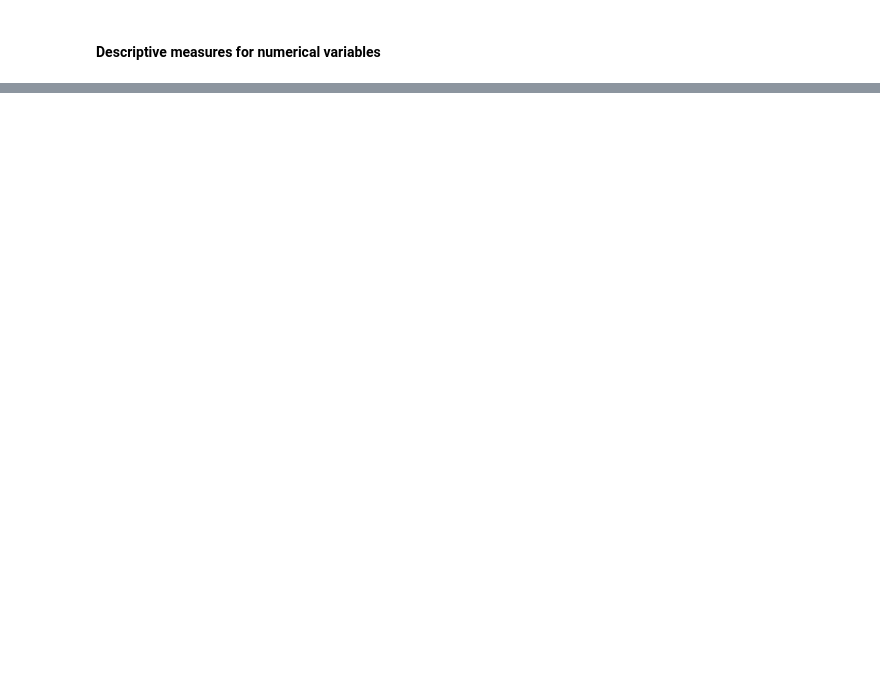
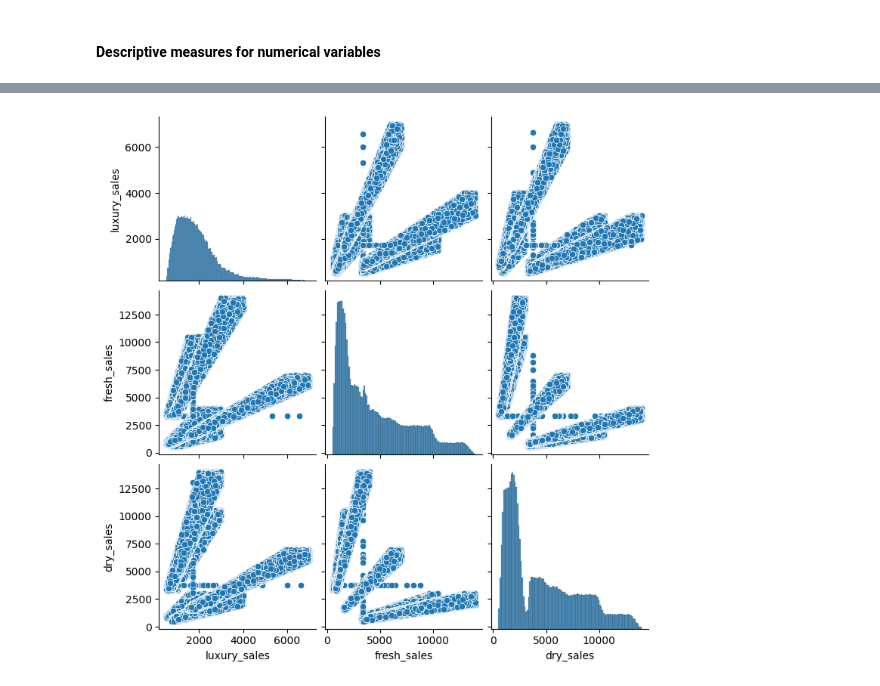
Before and after one commit to InsightMart/DSPL_project, a Jupyter notebook: Train_EDA.ipynb, the cells around one changed output, grey strips where cells are left out. Drawn from its saved outputs; the diff is of its cells as text; code cells hidden in the pictures; blank space fills up the shorter version.

```diff
--- a/Train_EDA.ipynb
+++ b/Train_EDA.ipynb
@@ -496,0 +577,8 @@ for col in Numerical_columns:
+# %%
+Numerical_columns = ['luxury_sales', 'fresh_sales', 'dry_sales']
+
+# Pairplot for feature relationships
+sns.pairplot(df[Numerical_columns])
+plt.show()
+# %% [output]
+[figure, added]
```
Also changed, not shown: parts of 16 cells of this notebook.
